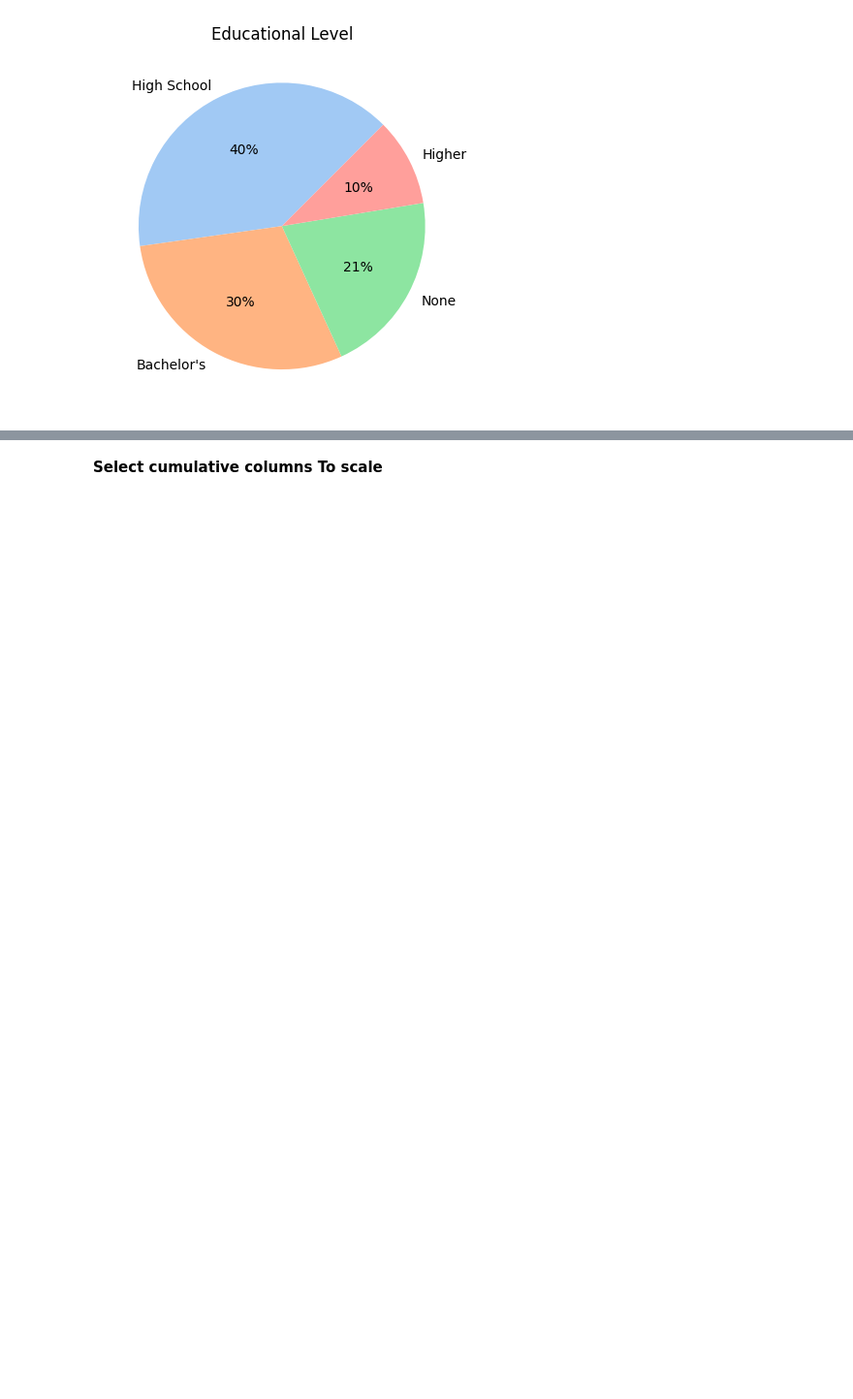
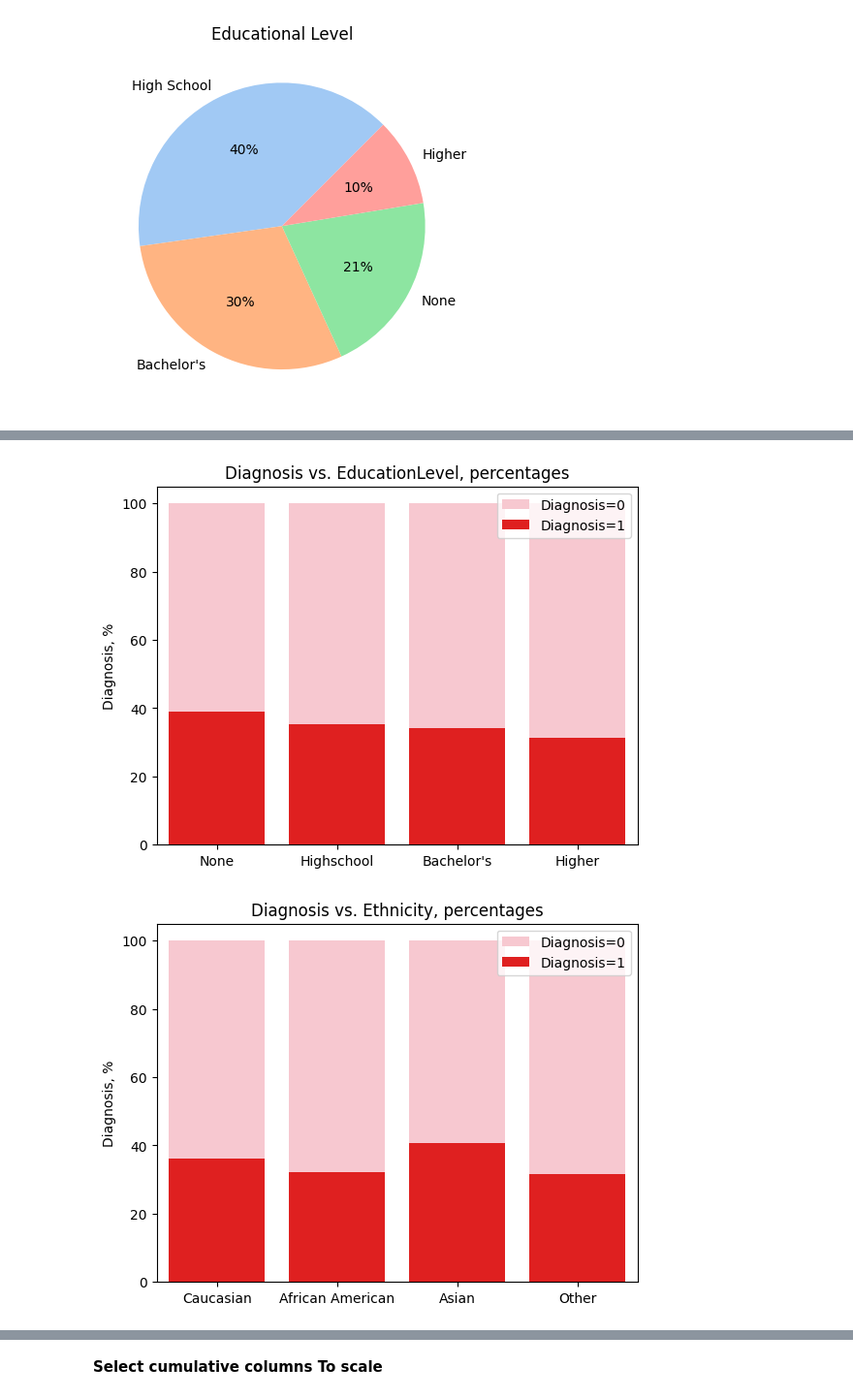
Before and after one commit to simhayn/Alzheimer-Detection, a Jupyter notebook: binary-classification-94-acc-alzheimers.ipynb, the cells around one changed output, grey strips where cells are left out. Shown at 97% size. Saved outputs shown, nothing was run; the diff lists cells and outputs as text; code cells hidden in the pictures; blank space fills up the shorter version.

Commit message:
Kaggle Notebook | Binary Classification (94% acc)- Alzheimers | Version 6

```diff
--- a/binary-classification-94-acc-alzheimers.ipynb
+++ b/binary-classification-94-acc-alzheimers.ipynb
@@ -107,0 +143,25 @@ data.drop(['bins'],axis=1,inplace=True)
+# %%
+total=data['EducationLevel'].value_counts().sort_index()
+diagnosis=data.groupby('EducationLevel')['Diagnosis'].sum()
+percentage= diagnosis/ total * 100
+percentage.name='Diagnosis, %'
+y=pd.Series([100]*4)
+df_educ=pd.concat([total,diagnosis,percentage,y],axis=1)
+df_educ.index=['None','Highschool',"Bachelor's",'Higher']
+df_educ.rename(columns={'count':'Total',0:'Total, %'},inplace=True)
+print(df_educ)
+total=data['Ethnicity'].value_counts().sort_index()
+diagnosis=data.groupby('Ethnicity')['Diagnosis'].sum()
+percentage= diagnosis/ total * 100
+percentage.name='Diagnosis, %'
+df_ethn=pd.concat([total,diagnosis,percentage,y],axis=1)
+df_ethn.rename(columns={'count':'Total',0:'Total, %'},inplace=True)
+df_ethn.index=['Caucasian','African American','Asian','Other']
+print(df_ethn)
+total=data['FamilyHistoryAlzheimers'].value_counts().sort_index()
+diagnosis=data.groupby('FamilyHistoryAlzheimers')['Diagnosis'].sum()
+percentage= diagnosis/ total * 100
+percentage.name='Diagnosis, %'
+df_famh=pd.concat([total,diagnosis,percentage,y[:2]],axis=1)
+df_famh.rename(columns={'count':'Total',0:'Total, %'},inplace=True)
+print(df_famh)
@@ -107,0 +182,19 @@ data.drop(['bins'],axis=1,inplace=True)
+# %%
+sns.barplot(df_educ,x=df_educ.index,y='Total, %',color='pink',label='Diagnosis=0')
+sns.barplot(df_educ,x=df_educ.index,y='Diagnosis, %',color='red',label='Diagnosis=1')
+plt.title("Diagnosis vs. EducationLevel, percentages")
+plt.legend()
+plt.show()
+sns.barplot(df_ethn,x=df_ethn.index,y='Total, %',color='pink',label='Diagnosis=0')
+sns.barplot(df_ethn,x=df_ethn.index,y='Diagnosis, %',color='red',label='Diagnosis=1')
+plt.title("Diagnosis vs. Ethnicity, percentages")
+plt.legend()
+plt.show()
+sns.barplot(df_famh,x=df_famh.index,y='Total, %',color='pink',label='Diagnosis=0')
+sns.barplot(df_famh,x=df_famh.index,y='Diagnosis, %',color='red',label='Diagnosis=1')
+plt.title("Diagnosis vs. FamilyHistoryAlzheimers, percentages")
+plt.legend()
+plt.show()
+# %% [output]
+[figure, added]
+[figure, added]
```
Also changed, not shown: parts of 37 cells of this notebook.
